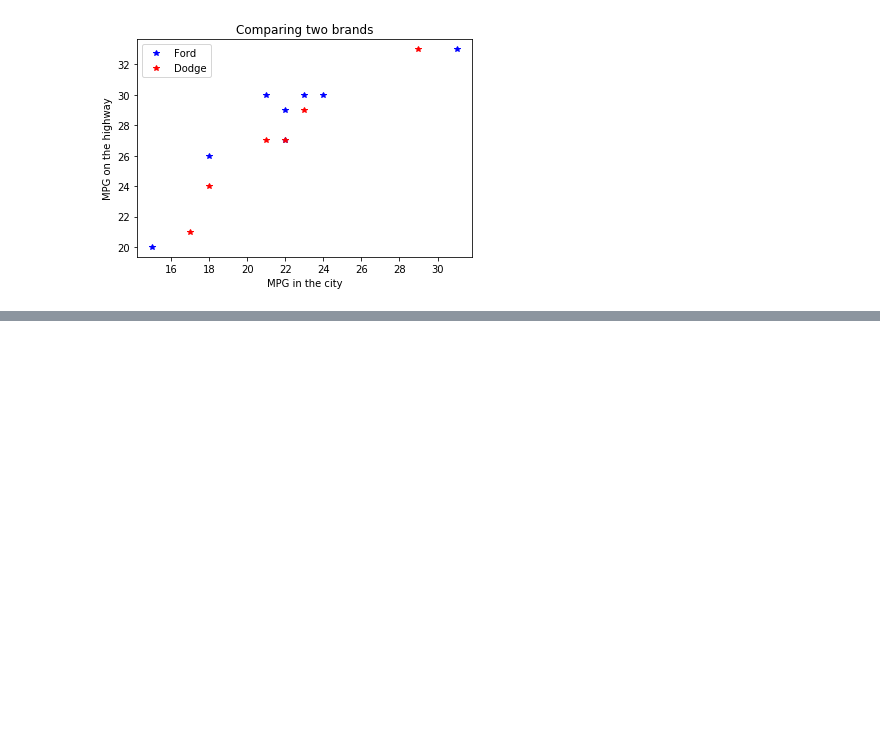
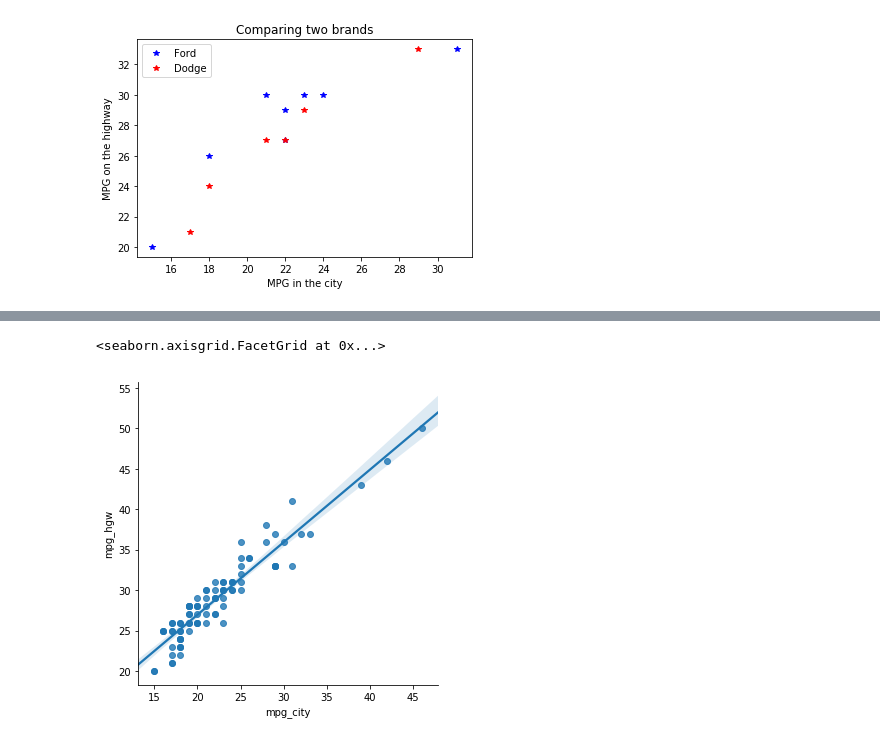
Before and after one commit to dvanderelst-classes/python-class, a Jupyter notebook: Summary/Summary.ipynb, the cells around one changed output, grey strips where cells are left out. Cells and saved outputs as stored; diff of their text form; code cells hidden in the pictures; blank space fills up the shorter version.

```diff
--- a/Summary/Summary.ipynb
+++ b/Summary/Summary.ipynb
@@ -102,0 +137,5 @@ pyplot.legend(['Ford', 'Dodge'])
+# %%
+seaborn.lmplot(x='mpg_city', y='mpg_hgw', data = data)
+# %% [output]
+<seaborn.axisgrid.FacetGrid at 0x...>
+[figure, added]
```
Also changed, not shown: parts of 8 cells of this notebook, 6 other files.
